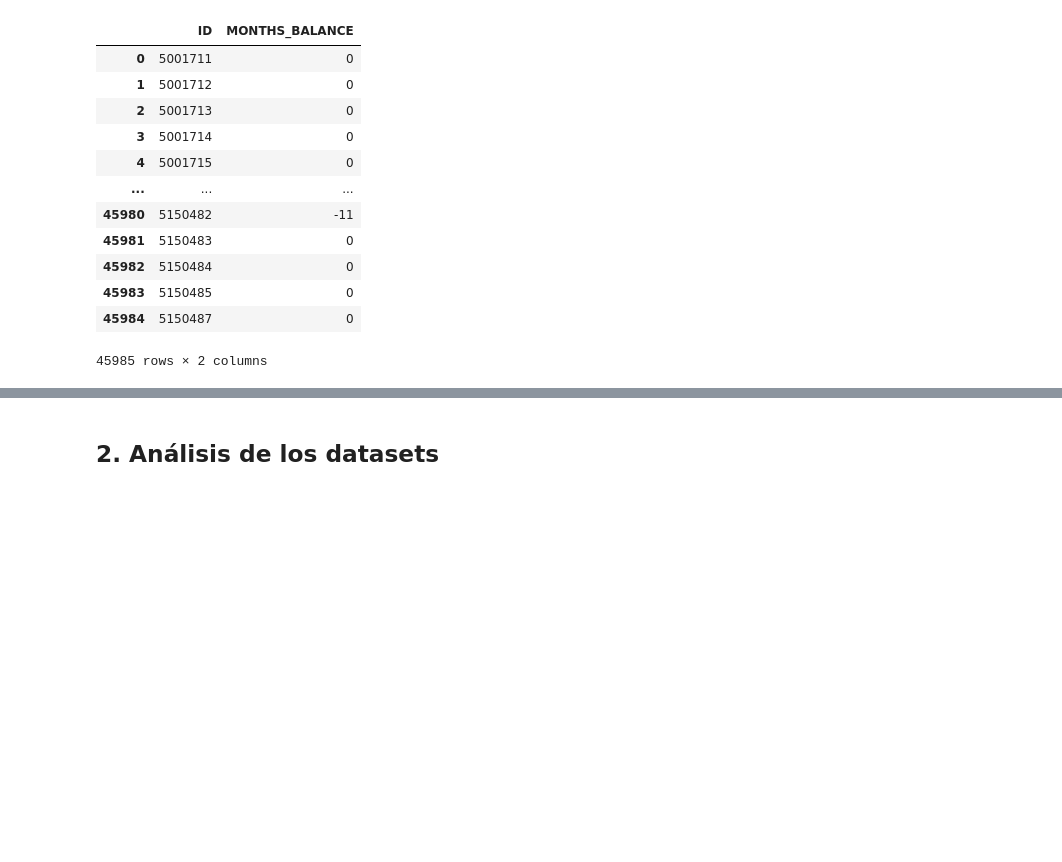
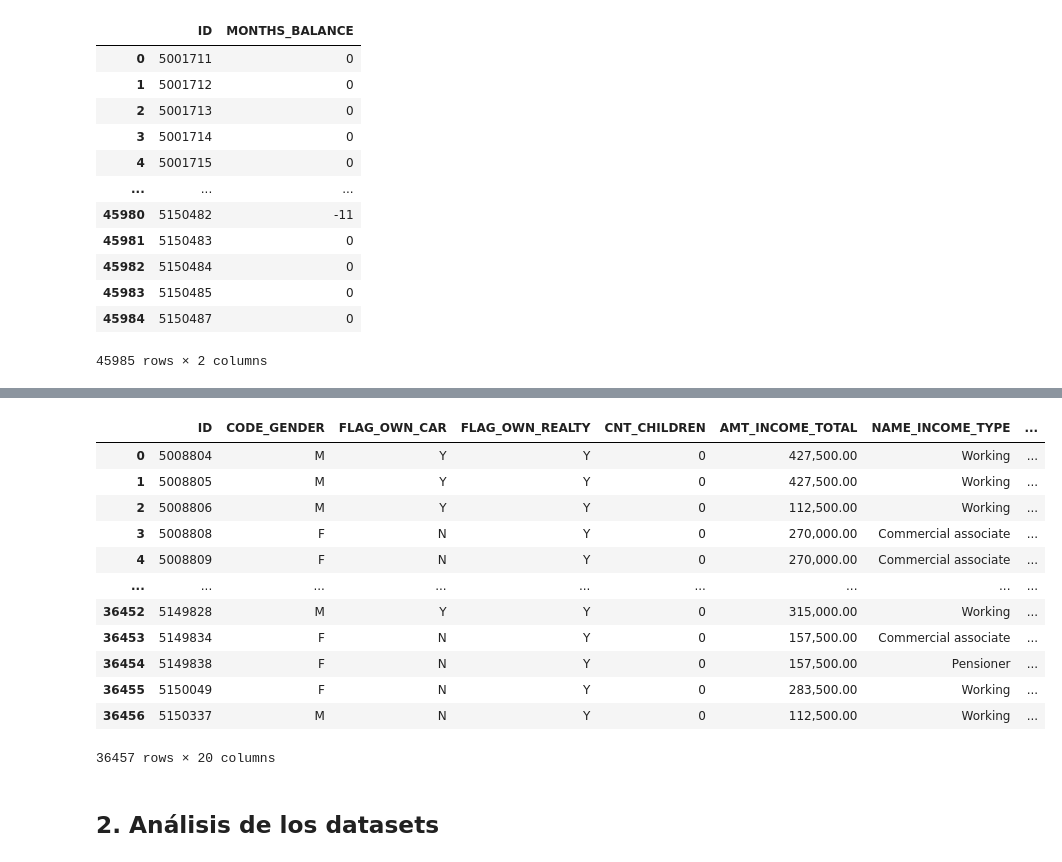
Before and after one commit to difercast/credit-card-risk-management, a Jupyter notebook: src/2-eda-featuring-eng.ipynb, the cells around one changed output, grey strips where cells are left out. Cells and saved outputs as stored; diff of their text form; code cells hidden in the pictures; blank space fills up the shorter version.

Commit message:
Df final mediante join entre aplication y credit

```diff
--- a/src/2-eda-featuring-eng.ipynb
+++ b/src/2-eda-featuring-eng.ipynb
@@ -91,3 +103,21 @@ NameError: name 'mredit_last_month' is not defined
+# %%
+# Join entre aplication y creadit para crear el df final
+df = pd.merge(application_df, credit_record, how= 'inner', on= ['ID'])
+df
+# %% [output]
+|  | ID | CODE_GENDER | FLAG_OWN_CAR | FLAG_OWN_REALTY | CNT_CHILDREN | AMT_INCOME_TOTAL | NAME_INCOME_TYPE | ... |
+| 0 | 5008804 | M | Y | Y | 0 | 427,500.00 | Working | ... |
+| 1 | 5008805 | M | Y | Y | 0 | 427,500.00 | Working | ... |
+| 2 | 5008806 | M | Y | Y | 0 | 112,500.00 | Working | ... |
+| 3 | 5008808 | F | N | Y | 0 | 270,000.00 | Commercial associate | ... |
+| 4 | 5008809 | F | N | Y | 0 | 270,000.00 | Commercial associate | ... |
+| ... | ... | ... | ... | ... | ... | ... | ... | ... |
+| 36452 | 5149828 | M | Y | Y | 0 | 315,000.00 | Working | ... |
+| 36453 | 5149834 | F | N | Y | 0 | 157,500.00 | Commercial associate | ... |
+| 36454 | 5149838 | F | N | Y | 0 | 157,500.00 | Pensioner | ... |
+| 36455 | 5150049 | F | N | Y | 0 | 283,500.00 | Working | ... |
+| 36456 | 5150337 | M | N | Y | 0 | 112,500.00 | Working | ... |
+36457 rows × 20 columns
 # %% [markdown]
 ## 2. Análisis de los datasets
 # %%
```
Also changed, not shown: parts of 1 cell of this notebook.
